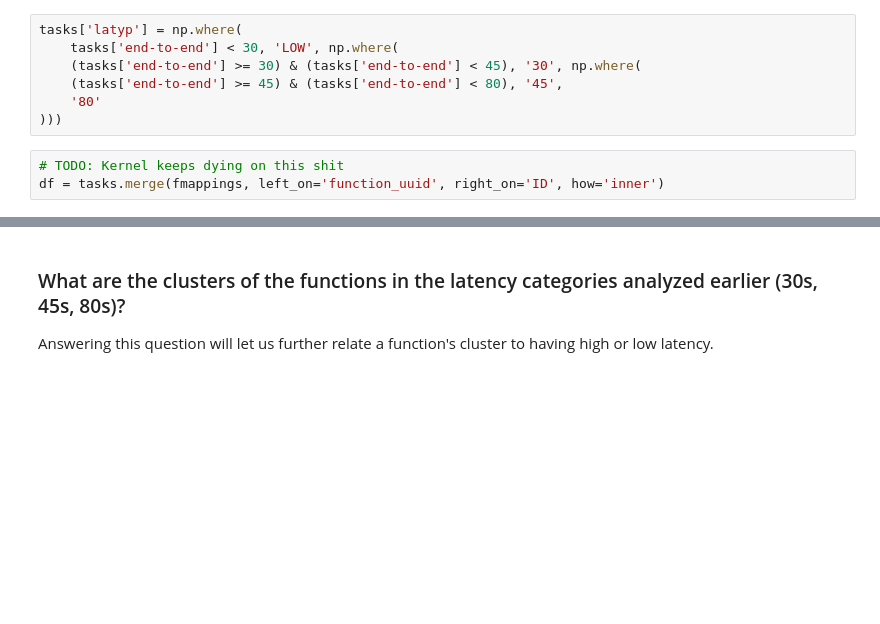
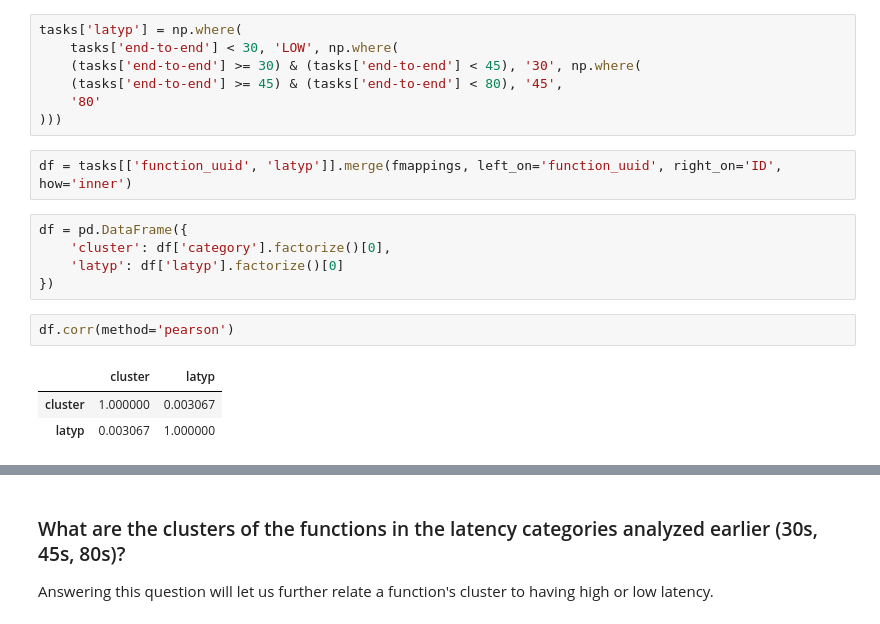
Before and after one commit to aloussase/icpe-data-challenge-2025, a Jupyter notebook: notebooks/latency.ipynb, the cells around one changed output, grey strips where cells are left out. Drawn from its saved outputs; the diff is of its cells as text; blank space fills up the shorter version.

Commit message:
add correlation between task function cluster and task latency

```diff
--- a/notebooks/latency.ipynb
+++ b/notebooks/latency.ipynb
@@ -258,5 +258,15 @@ tasks['latyp'] = np.where(
     '80'
 )))
 # %%
-# TODO: Kernel keeps dying on this shit
-df = tasks.merge(fmappings, left_on='function_uuid', right_on='ID', how='inner')
+df = tasks[['function_uuid', 'latyp']].merge(fmappings, left_on='function_uuid', right_on='ID', how='inner')
+# %%
+df = pd.DataFrame({
+    'cluster': df['category'].factorize()[0],
+    'latyp': df['latyp'].factorize()[0]
+})
+# %%
+df.corr(method='pearson')
+# %% [output]
+|  | cluster | latyp |
+| cluster | 1.000000 | 0.003067 |
+| latyp | 0.003067 | 1.000000 |
```
Also changed, not shown: parts of 2 cells of this notebook.
